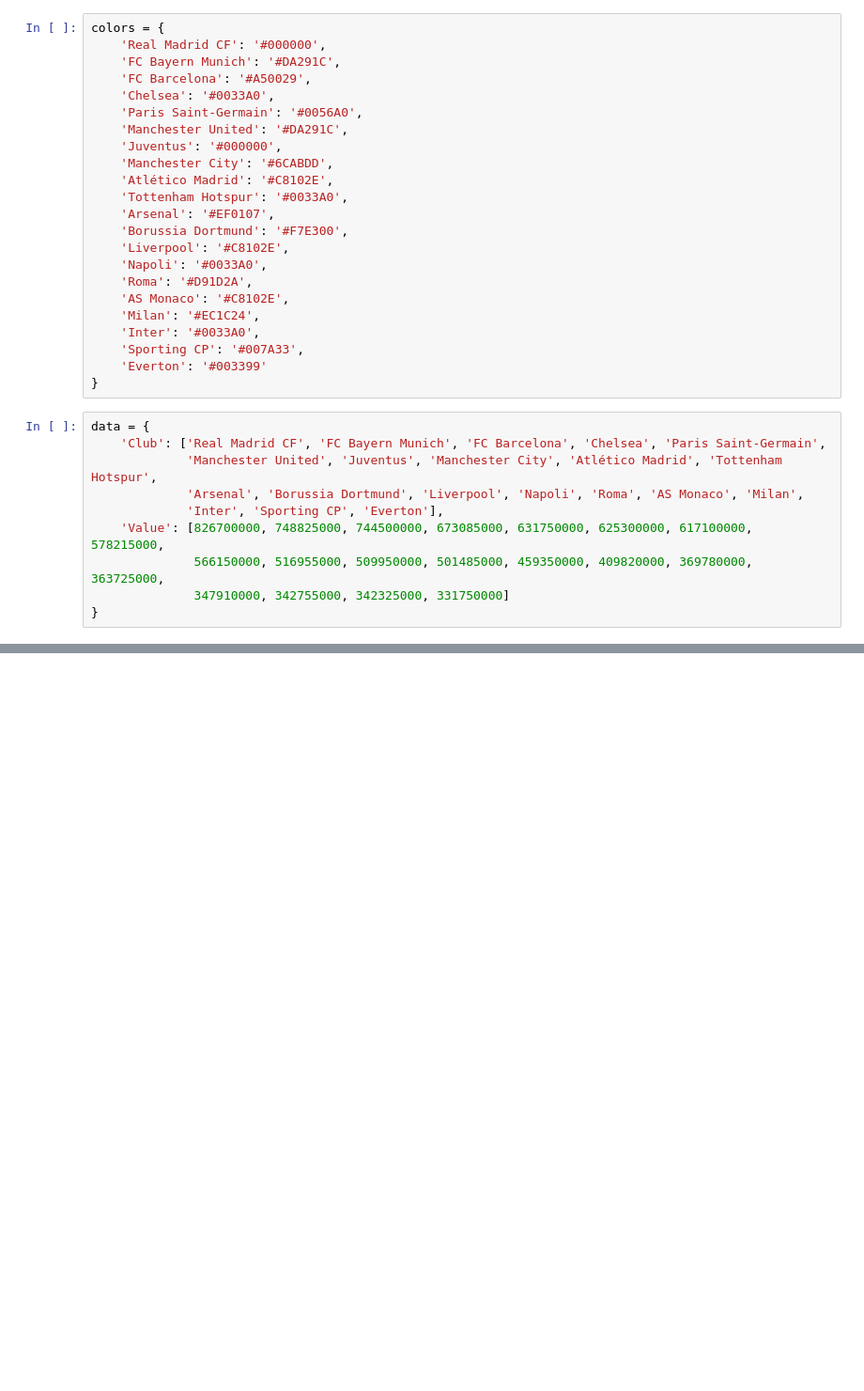
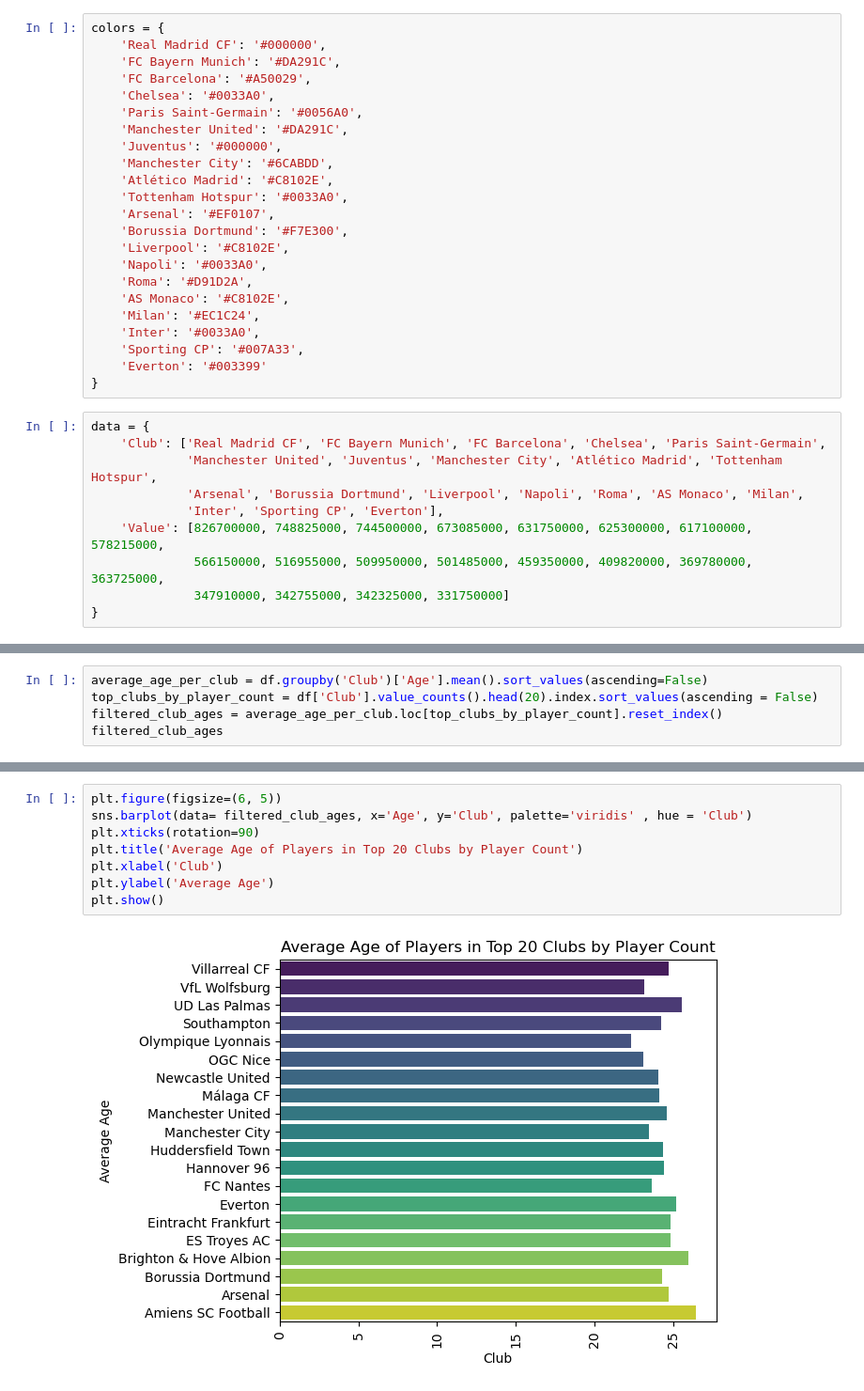
Before and after one commit to Aymenrami/Comprehensive-Analysis-of-FIFA-18-Players, a Jupyter notebook: PythonAnalyse/PlayerAnalyse.ipynb, the cells around one changed output, grey strips where cells are left out. Shown at 94% size. Cells and saved outputs as stored; diff of their text form; blank space fills up the shorter version.

```diff
--- a/PythonAnalyse/PlayerAnalyse.ipynb
+++ b/PythonAnalyse/PlayerAnalyse.ipynb
@@ -139 +137,6 @@ Passing `palette` without assigning `hue` is deprecated and will be removed in v
 [figure]
+# %%
+average_age_per_club = df.groupby('Club')['Age'].mean().sort_values(ascending=False)
+top_clubs_by_player_count = df['Club'].value_counts().head(20).index.sort_values(ascending = False)
+filtered_club_ages = average_age_per_club.loc[top_clubs_by_player_count].reset_index()
+filtered_club_ages
@@ -139,0 +161,10 @@ Passing `palette` without assigning `hue` is deprecated and will be removed in v
+# %%
+plt.figure(figsize=(6, 5))
+sns.barplot(data= filtered_club_ages, x='Age', y='Club', palette='viridis' , hue = 'Club')
+plt.xticks(rotation=90)
+plt.title('Average Age of Players in Top 20 Clubs by Player Count')
+plt.xlabel('Club')
+plt.ylabel('Average Age')
+plt.show()
+# %% [output]
+[figure, added]
```
Also changed, not shown: parts of 37 cells of this notebook.
